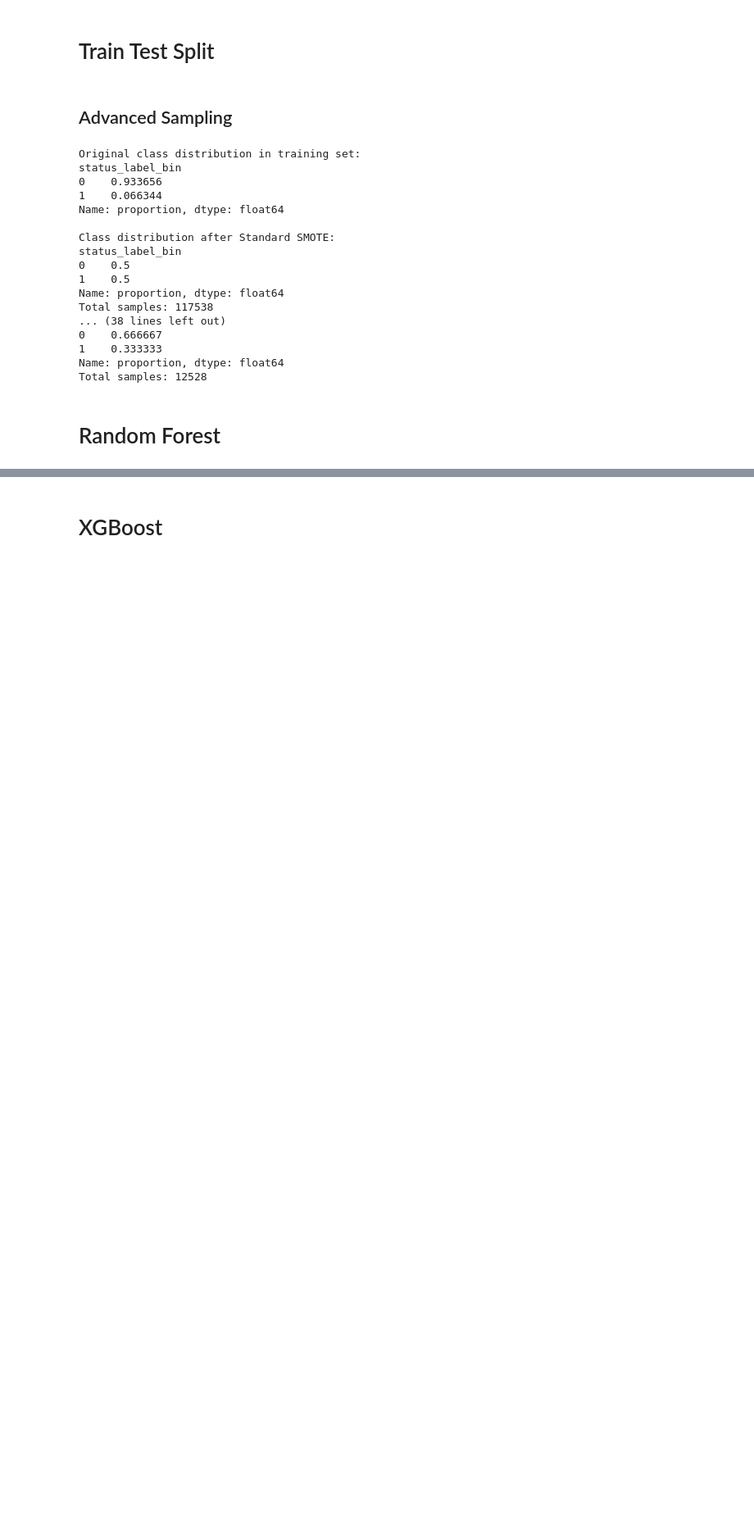
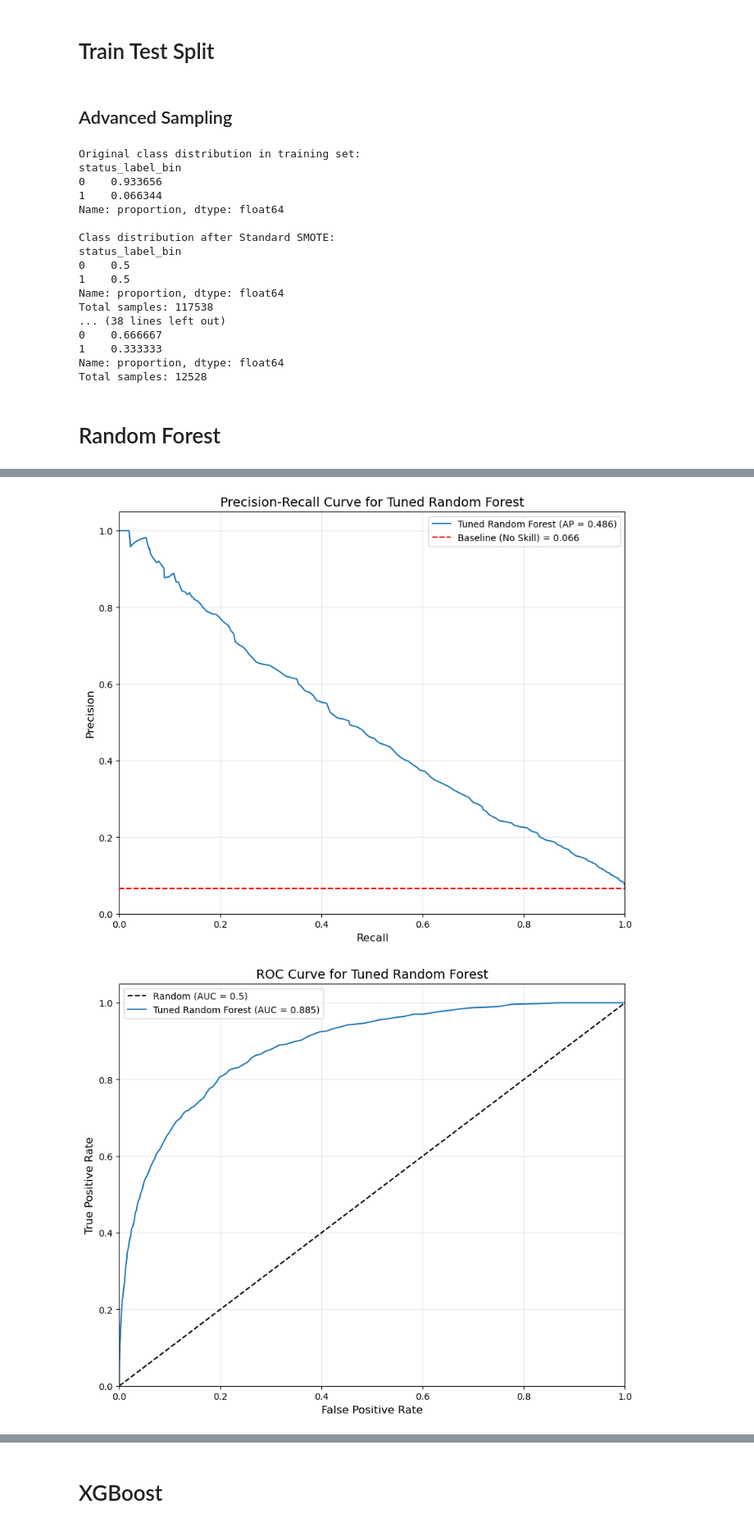
Before and after one commit to yiju-zhao/Company-Bankruptcy-Prediction, a Jupyter notebook: Notebooks/model-developement-explanation.ipynb, the cells around one changed output, grey strips where cells are left out. Shown at 82% size. Cells and saved outputs as stored; diff of their text form; code cells hidden in the pictures; blank space fills up the shorter version.

```diff
--- a/Notebooks/model-developement-explanation.ipynb
+++ b/Notebooks/model-developement-explanation.ipynb
@@ -157,7 +159,7 @@ from sklearn.ensemble import RandomForestClassifier
 import joblib
 
 rf_model = RandomForestClassifier(n_estimators=100, random_state=42, class_weight='balanced')
-rf_model.fit(X_train, y_train)
+rf_model.fit(X_resampled_smote, y_resampled_smote)
 
 uniform_evaluation(rf_model, X_test, y_test)
 
@@ -237,0 +188,63 @@ Confusion Matrix:
+# %%
+from sklearn.ensemble import RandomForestClassifier
+from sklearn.model_selection import GridSearchCV
+import joblib
+import os
+import time
+from datetime import timedelta
+from tqdm import tqdm
+
+# Start timing
+start_time = time.time()
+
+# Reduced parameter grid focusing on most impactful parameters
+param_grid = {
+    'n_estimators': [100, 200],                  # Reduced options
+    'max_depth': [None, 30],                     # Reduced options
+    'min_samples_split': [2, 5],                 # Reduced options
+    'class_weight': ['balanced', 'balanced_subsample']
+}
+
+# Calculate total combinations for progress tracking
+total_combinations = 2 * 2 * 2 * 2  # = 16 combinations
+print(f"Total parameter combinations to try: {total_combinations}")
+print(f"Estimated time: {total_combinations * 10 / 60:.1f} minutes (assuming ~10 seconds per fit)")
+
+# Create the base model
+rf_base = RandomForestClassifier(random_state=42)
+
+# Set up GridSearchCV
+rf_grid = GridSearchCV(
+    estimator=rf_base,
+    param_grid=param_grid,
+    cv=3,                     # Cross-validation folds
+    verbose=2,                # Increased verbosity for progress tracking
+    n_jobs=-1,                # Use all available cores
+    scoring='f1'              # Optimize for F1 score
+)
+
+# Fit the grid search
+print("\nStarting Grid Search for Random Forest...")
+rf_grid.fit(X_resampled_smote, y_resampled_smote)
+
+# Calculate total time
+total_time = time.time() - start_time
+print(f"\nGrid search completed in {timedelta(seconds=int(total_time))}")
+
+# Print the best parameters
+print("\nBest parameters found:")
+for param, value in rf_grid.best_params_.items():
+    print(f"{param}: {value}")
+
+print(f"Best F1 score: {rf_grid.best_score_:.4f}")
+
+# Get the best model
+rf_model_tuned = rf_grid.best_estimator_
+
+# Evaluate the tuned model
+print("\n=== Tuned Random Forest Model ===")
+uniform_evaluation(rf_model_tuned, X_test, y_test)
+
+# Save the tuned model
+joblib.dump(rf_model_tuned, os.path.join(model_path, 'random_forest_tuned.pkl'))
+# %% [output]
@@ -237,0 +268,2 @@ Confusion Matrix:
+[figure, added]
+[figure, added]
```
Also changed, not shown: parts of 19 cells of this notebook, 2 other files.
